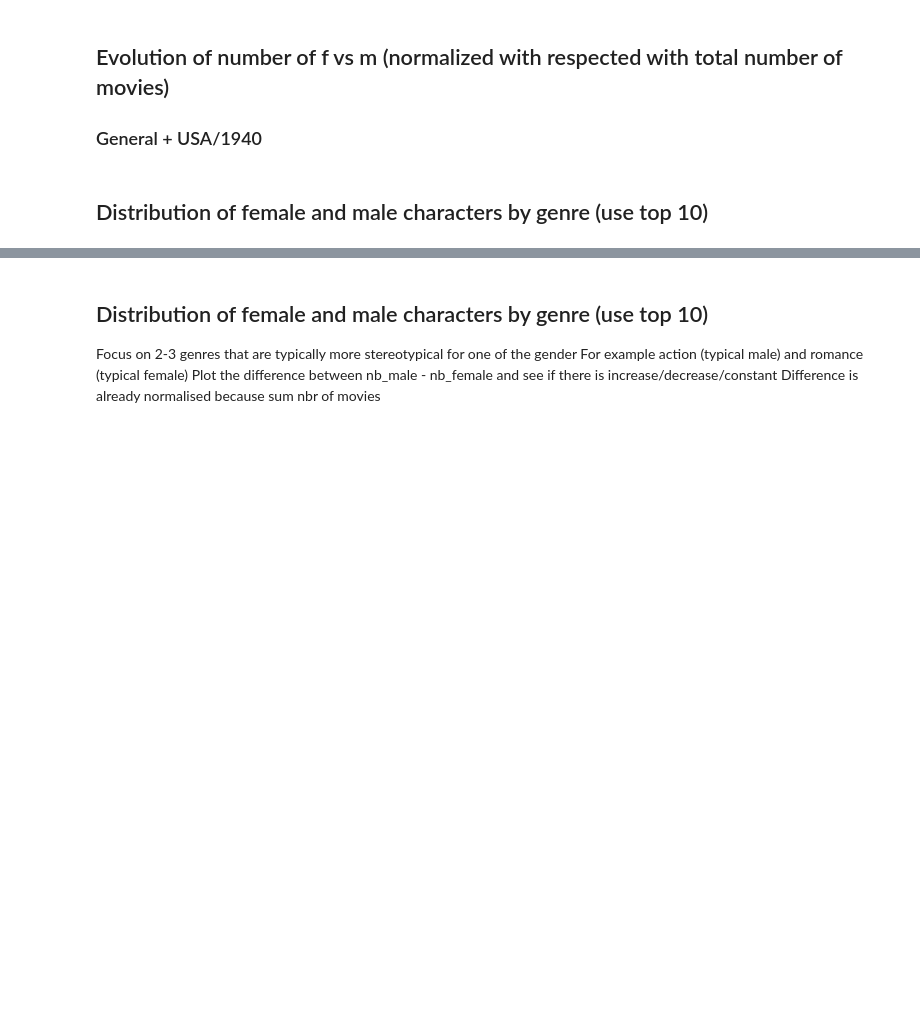
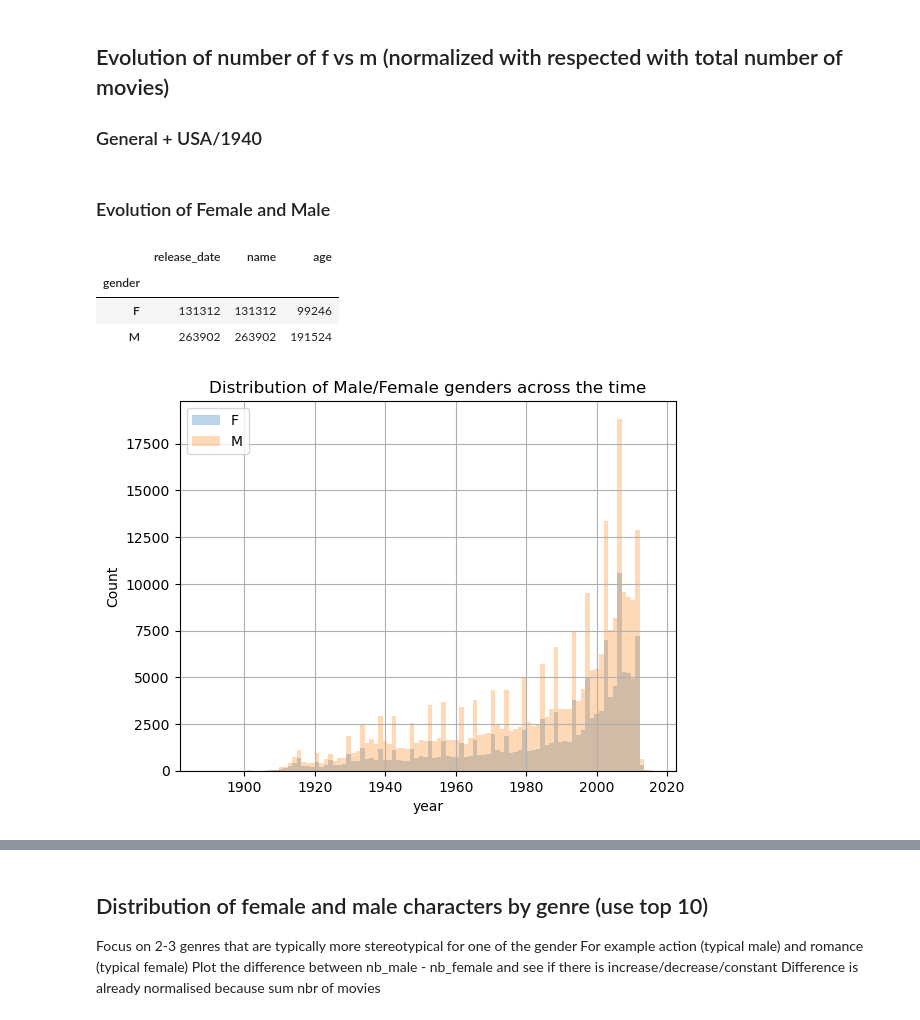
Before and after one commit to epfl-ada/ada-2022-project-error141, a Jupyter notebook: data_exploration_final.ipynb, the cells around one changed output, grey strips where cells are left out. Saved outputs shown, nothing was run; the diff lists cells and outputs as text; code cells hidden in the pictures; blank space fills up the shorter version.

```diff
--- a/data_exploration_final.ipynb
+++ b/data_exploration_final.ipynb
@@ -238,5 +253,19 @@ usa_movie.head()
 # %% [markdown]
 ## Evolution of number of f vs m (normalized with respected with total number of movies)
 ### General + USA/1940
-# %% [markdown]
-## Distribution of female and male characters by genre (use top 10)
+# %% [markdown]
+### Evolution of Female and Male
+# %%
+#General distribution of characters depending on gender
+display(character_metadata.groupby('gender').count())
+character_metadata.groupby('gender')['release_date'].hist(alpha=0.3, bins=100, legend=True)
+plt.ylabel('Count')
+plt.xlabel('year')
+plt.title("Distribution of Male/Female genders across the time")
+plt.show()
+# %% [output]
+|  | release_date | name | age |
+| gender |  |  |  |
+| F | 131312 | 131312 | 99246 |
+| M | 263902 | 263902 | 191524 |
+[figure, added]
```
Also changed, not shown: parts of 10 cells of this notebook.
